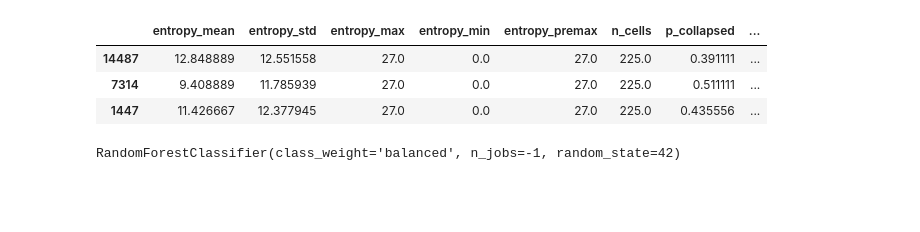
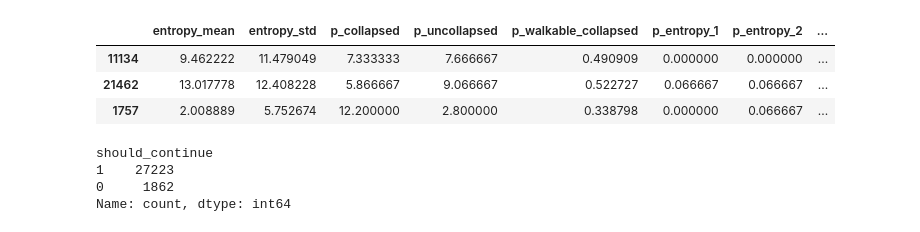
Before and after one commit to evlko/WFCWML, a Jupyter notebook: notebooks/training_judge.ipynb, the cells around one changed output. Saved outputs shown, nothing was run; the diff lists cells and outputs as text; code cells hidden in the pictures; blank space fills up the shorter version.

```diff
--- a/notebooks/training_judge.ipynb
+++ b/notebooks/training_judge.ipynb
@@ -8,11 +17,18 @@ from sklearn.model_selection import train_test_split
 # %%
-file = "20260124_163324.csv"
+file = "20260124_171024_20.csv"
 df = pd.read_csv(f"data/training/judge/{file}")
 
 df.sample(3)
 # %% [output]
-|  | entropy_mean | entropy_std | entropy_max | entropy_min | entropy_premax | n_cells | p_collapsed | ... |
-| 14487 | 12.848889 | 12.551558 | 27.0 | 0.0 | 27.0 | 225.0 | 0.391111 | ... |
-| 7314 | 9.408889 | 11.785939 | 27.0 | 0.0 | 27.0 | 225.0 | 0.511111 | ... |
-| 1447 | 11.426667 | 12.377945 | 27.0 | 0.0 | 27.0 | 225.0 | 0.435556 | ... |
+|  | entropy_mean | entropy_std | p_collapsed | p_uncollapsed | p_walkable_collapsed | p_entropy_1 | p_entropy_2 | ... |
+| 11134 | 9.462222 | 11.479049 | 7.333333 | 7.666667 | 0.490909 | 0.000000 | 0.000000 | ... |
+| 21462 | 13.017778 | 12.408228 | 5.866667 | 9.066667 | 0.522727 | 0.066667 | 0.066667 | ... |
+| 1757 | 2.008889 | 5.752674 | 12.200000 | 2.800000 | 0.338798 | 0.000000 | 0.066667 | ... |
+# %%
+df["should_continue"].value_counts()
+# %% [output]
+should_continue
+1    27223
+0     1862
+Name: count, dtype: int64
 # %%
@@ -22,15 +38,3 @@ y = df['should_continue']
 X_train, X_test, y_train, y_test = train_test_split(
     X, y, stratify=y, test_size=0.2, random_state=42
 )
-# %%
-from sklearn.ensemble import RandomForestClassifier
-
-clf = RandomForestClassifier(
-    n_estimators=100,
-    class_weight='balanced', # <--- THIS HANDLES YOUR IMBALANCE!
-    random_state=42,
-    n_jobs=-1
-)
-clf.fit(X_train, y_train)
-# %% [output]
-RandomForestClassifier(class_weight='balanced', n_jobs=-1, random_state=42)
```
Also changed, not shown: parts of 6 cells of this notebook, 7 other files.
